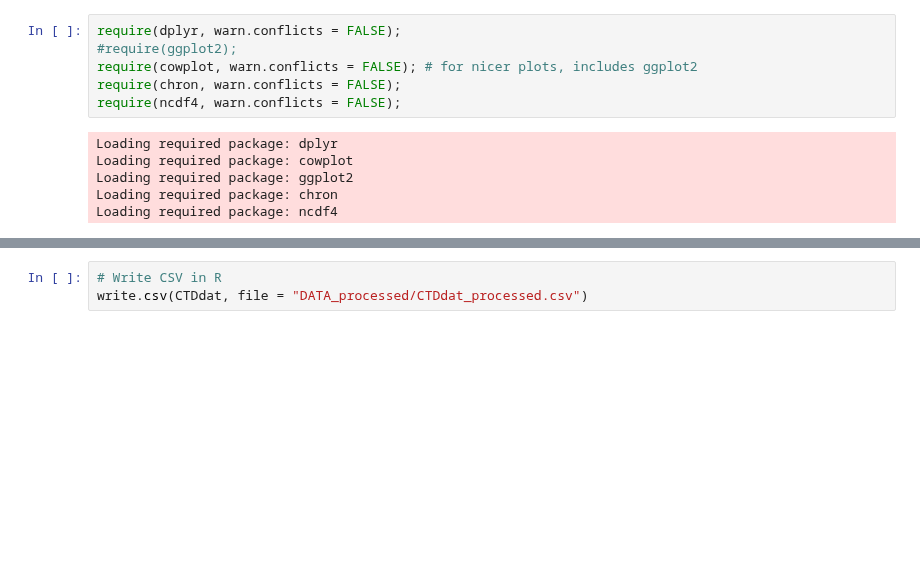
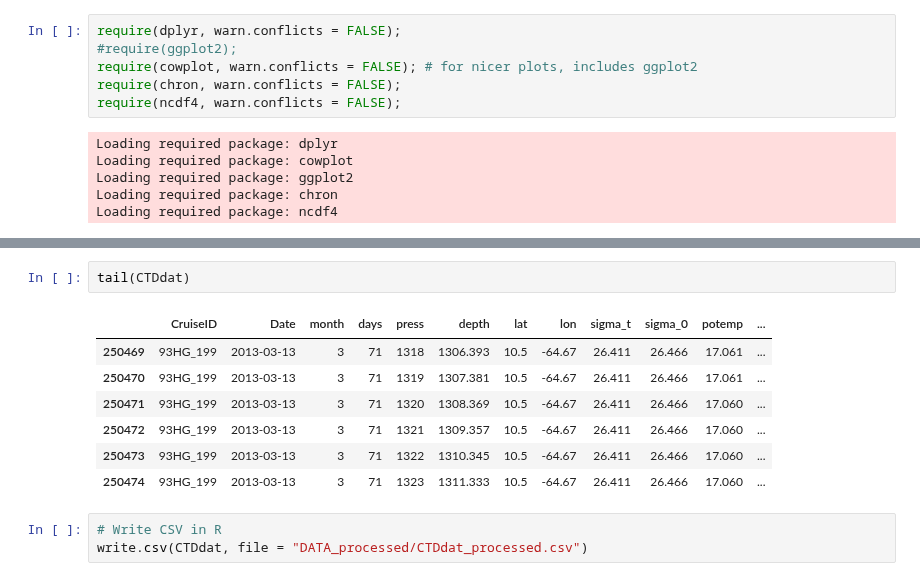
Before and after one commit to ben1post/BennyPhD, a Jupyter notebook: CaRiaco/RegimeShiftNotebooks/Read_CTDdat_ncdf.R.ipynb, the cells around one changed output, grey strips where cells are left out. Cells and saved outputs as stored; diff of their text form; blank space fills up the shorter version.

```diff
--- a/CaRiaco/RegimeShiftNotebooks/Read_CTDdat_ncdf.R.ipynb
+++ b/CaRiaco/RegimeShiftNotebooks/Read_CTDdat_ncdf.R.ipynb
@@ -91,3 +92,13 @@ head(CTDdat)
+# %%
+tail(CTDdat)
+# %% [output]
+|  | CruiseID | Date | month | days | press | depth | lat | lon | sigma_t | sigma_0 | potemp | ... |
+| 250469 | 93HG_199 | 2013-03-13 | 3 | 71 | 1318 | 1306.393 | 10.5 | -64.67 | 26.411 | 26.466 | 17.061 | ... |
+| 250470 | 93HG_199 | 2013-03-13 | 3 | 71 | 1319 | 1307.381 | 10.5 | -64.67 | 26.411 | 26.466 | 17.061 | ... |
+| 250471 | 93HG_199 | 2013-03-13 | 3 | 71 | 1320 | 1308.369 | 10.5 | -64.67 | 26.411 | 26.466 | 17.060 | ... |
+| 250472 | 93HG_199 | 2013-03-13 | 3 | 71 | 1321 | 1309.357 | 10.5 | -64.67 | 26.411 | 26.466 | 17.060 | ... |
+| 250473 | 93HG_199 | 2013-03-13 | 3 | 71 | 1322 | 1310.345 | 10.5 | -64.67 | 26.411 | 26.466 | 17.060 | ... |
+| 250474 | 93HG_199 | 2013-03-13 | 3 | 71 | 1323 | 1311.333 | 10.5 | -64.67 | 26.411 | 26.466 | 17.060 | ... |
 # %%
 # Write CSV in R
 write.csv(CTDdat, file = "DATA_processed/CTDdat_processed.csv")
```
Also changed, not shown: parts of 2 cells of this notebook, 29 other files.
